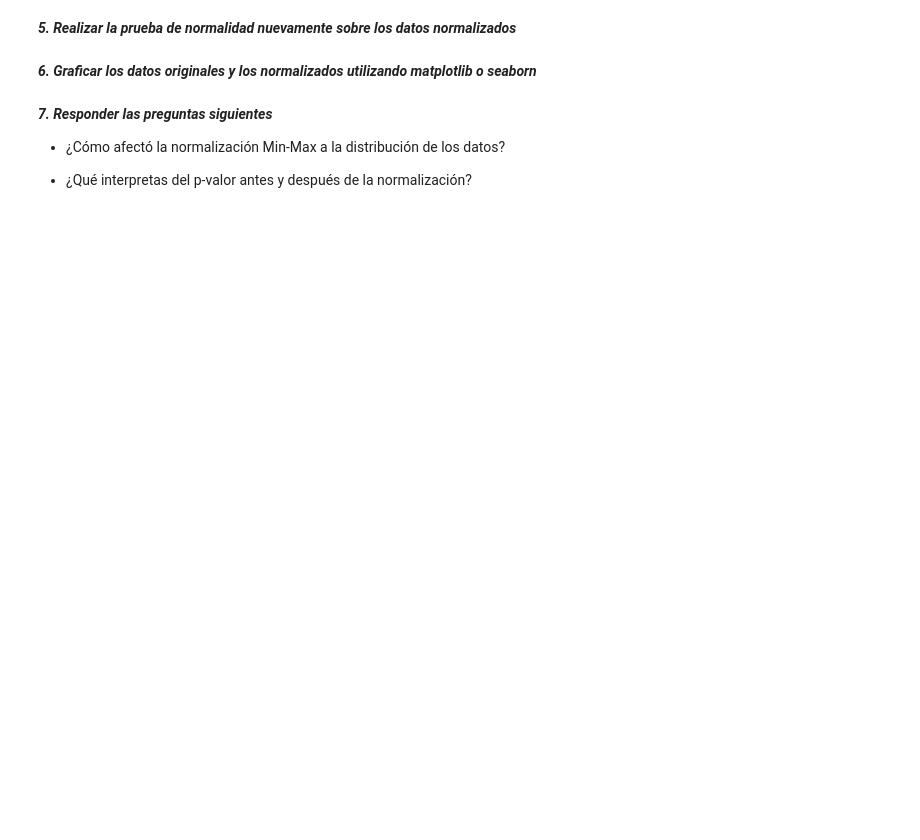
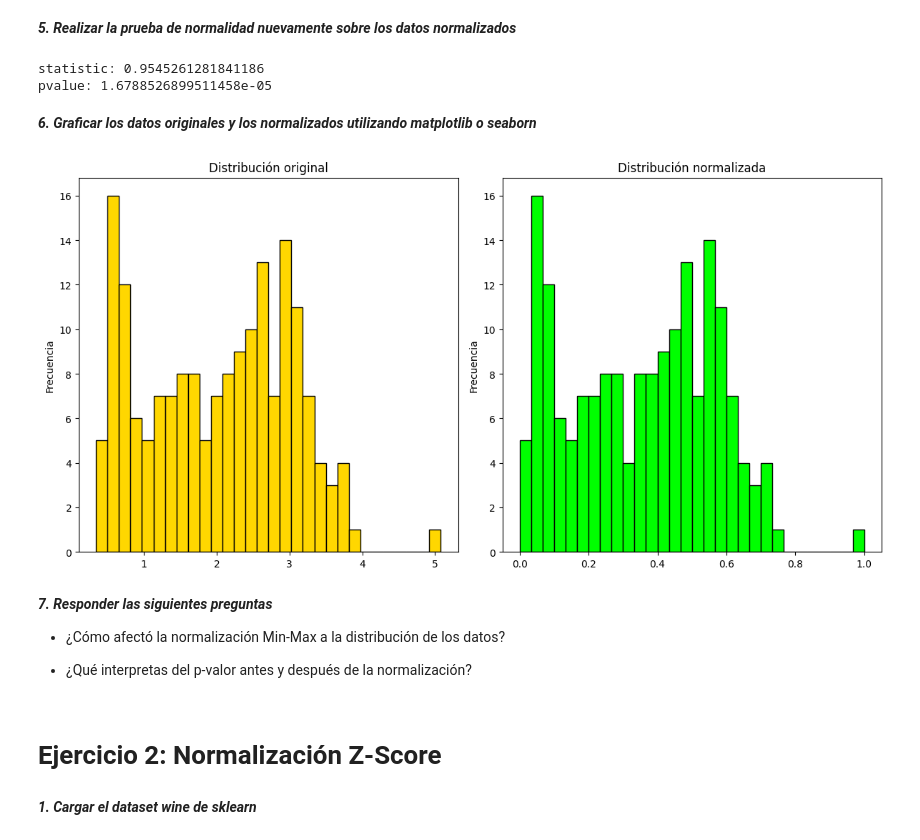
Before and after one commit to jonathanahc/Practicas, a Jupyter notebook: Pràctica_21_Ejercicios_de_Normalizacion.ipynb, the cells around one changed output. Saved outputs shown, nothing was run; the diff lists cells and outputs as text; code cells hidden in the pictures; blank space fills up the shorter version.

```diff
--- a/Pràctica_21_Ejercicios_de_Normalizacion.ipynb
+++ b/Pràctica_21_Ejercicios_de_Normalizacion.ipynb
@@ -4,3 +11,8 @@
 # Ejercicio 1: Normalización Min-Max
 # %% [markdown]
 ***1. Cargar el dataset wine de sklearn***
+# %%
+wine = datasets.load_wine()
+x, y = wine.data, wine.target
+df = pd.DataFrame(x, columns=wine.feature_names)
+df.head()
@@ -11,2 +57,6 @@
 # %% [markdown]
 ***4. Aplicar la normalización Min-Max a los datos seleccionados***
+# %%
+scaler = MinMaxScaler()
+normalizados1 = scaler.fit_transform(df[['flavanoids']])
+print(normalizados1)
@@ -13,11 +81,39 @@
 # %% [markdown]
 ***5. Realizar la prueba de normalidad nuevamente sobre los datos normalizados***
+# %%
+statistic, pvalue = stats.shapiro(normalizados1)
+print(f"statistic:",statistic)
+print(f"pvalue:",pvalue)
+# %% [output]
+statistic: 0.9545261281841186
+pvalue: 1.6788526899511458e-05
 # %% [markdown]
 ***6. Graficar los datos originales y los normalizados utilizando matplotlib o seaborn***
+# %%
+plt.figure(figsize=(12, 6))
+
+plt.subplot(1, 2, 1)
+plt.hist(df.flavanoids, bins=30, color='gold', edgecolor='black')
+plt.title("Distribución original")
+plt.ylabel('Frecuencia')
+
+plt.subplot(1, 2, 2)
+plt.hist(normalizados1, bins=30, color='lime', edgecolor='black')
+plt.title("Distribución normalizada")
+plt.ylabel('Frecuencia')
+
+plt.tight_layout()
+plt.show()
+# %% [output]
+[figure, added]
 # %% [markdown]
-***7. Responder las preguntas siguientes***
+***7. Responder las siguientes preguntas***
 
 *   ¿Cómo afectó la normalización Min-Max a la distribución de los datos?
 
 
 *   ¿Qué interpretas del p-valor antes y después de la normalización?
+# %% [markdown]
+# Ejercicio 2: Normalización Z-Score
+# %% [markdown]
+***1. Cargar el dataset wine de sklearn***
```
Also changed, not shown: parts of 47 cells of this notebook.
